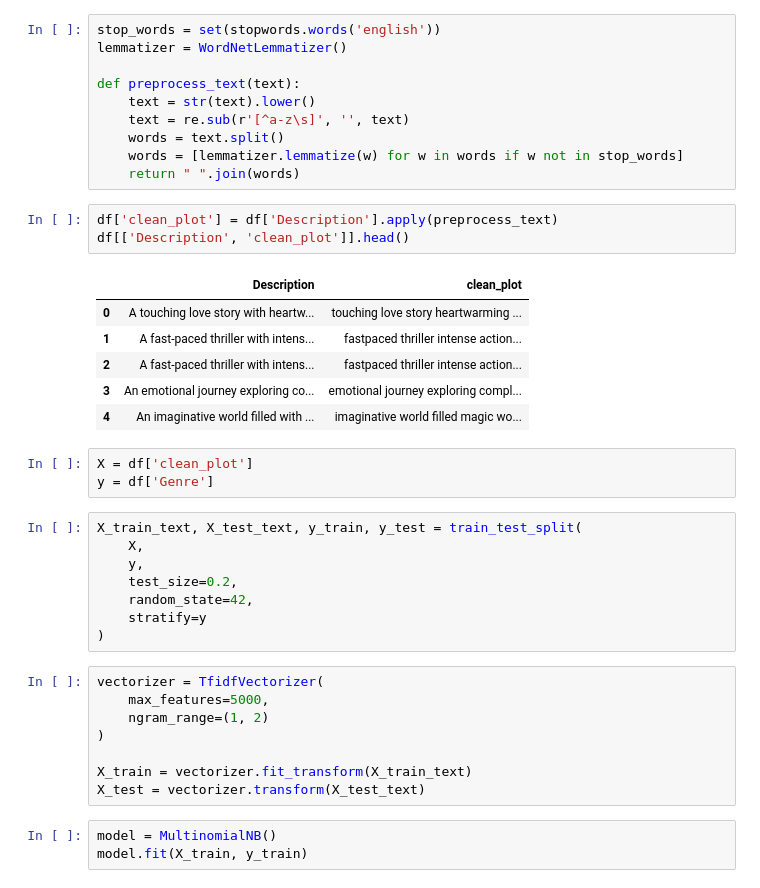
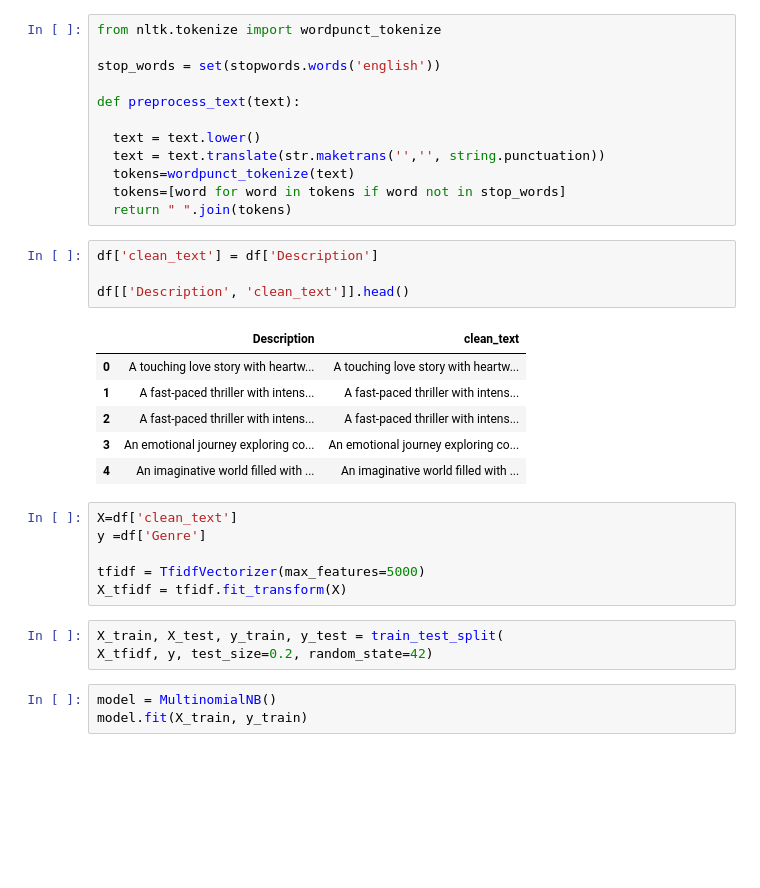
Before and after one commit to hima27-bit/CodeClause-Data-Science-Internship, a Jupyter notebook: Movie-Genre-Prediction/movie_genre_prediction.ipynb, the cells around one changed output. Drawn from its saved outputs; the diff is of its cells as text; blank space fills up the shorter version.

Commit message:
complete movie genre prediction

```diff
--- a/Movie-Genre-Prediction/movie_genre_prediction.ipynb
+++ b/Movie-Genre-Prediction/movie_genre_prediction.ipynb
@@ -48,42 +96,35 @@ Name: count, dtype: int64
 # %%
+from nltk.tokenize import wordpunct_tokenize
+
 stop_words = set(stopwords.words('english'))
-lemmatizer = WordNetLemmatizer()
 
 def preprocess_text(text):
-    text = str(text).lower()
-    text = re.sub(r'[^a-z\s]', '', text)
-    words = text.split()
-    words = [lemmatizer.lemmatize(w) for w in words if w not in stop_words]
-    return " ".join(words)
+
+  text = text.lower()
+  text = text.translate(str.maketrans('','', string.punctuation))
+  tokens=wordpunct_tokenize(text)
+  tokens=[word for word in tokens if word not in stop_words]
+  return " ".join(tokens)
 # %%
-df['clean_plot'] = df['Description'].apply(preprocess_text)
-df[['Description', 'clean_plot']].head()
+df['clean_text'] = df['Description']
+
+df[['Description', 'clean_text']].head()
 # %% [output]
-|  | Description | clean_plot |
-| 0 | A touching love story with heartw... | touching love story heartwarming ... |
-| 1 | A fast-paced thriller with intens... | fastpaced thriller intense action... |
-| 2 | A fast-paced thriller with intens... | fastpaced thriller intense action... |
-| 3 | An emotional journey exploring co... | emotional journey exploring compl... |
-| 4 | An imaginative world filled with ... | imaginative world filled magic wo... |
+|  | Description | clean_text |
+| 0 | A touching love story with heartw... | A touching love story with heartw... |
+| 1 | A fast-paced thriller with intens... | A fast-paced thriller with intens... |
+| 2 | A fast-paced thriller with intens... | A fast-paced thriller with intens... |
+| 3 | An emotional journey exploring co... | An emotional journey exploring co... |
+| 4 | An imaginative world filled with ... | An imaginative world filled with ... |
 # %%
-X = df['clean_plot']
-y = df['Genre']
+X=df['clean_text']
+y =df['Genre']
+
+tfidf = TfidfVectorizer(max_features=5000)
+X_tfidf = tfidf.fit_transform(X)
 # %%
-X_train_text, X_test_text, y_train, y_test = train_test_split(
-    X,
-    y,
-    test_size=0.2,
-    random_state=42,
-    stratify=y
-)
+X_train, X_test, y_train, y_test = train_test_split(
+X_tfidf, y, test_size=0.2, random_state=42)
-# %%
-vectorizer = TfidfVectorizer(
-    max_features=5000,
-    ngram_range=(1, 2)
-)
-
-X_train = vectorizer.fit_transform(X_train_text)
-X_test = vectorizer.transform(X_test_text)
 # %%
 model = MultinomialNB()
 model.fit(X_train, y_train)
```
Also changed, not shown: parts of 12 cells of this notebook.
